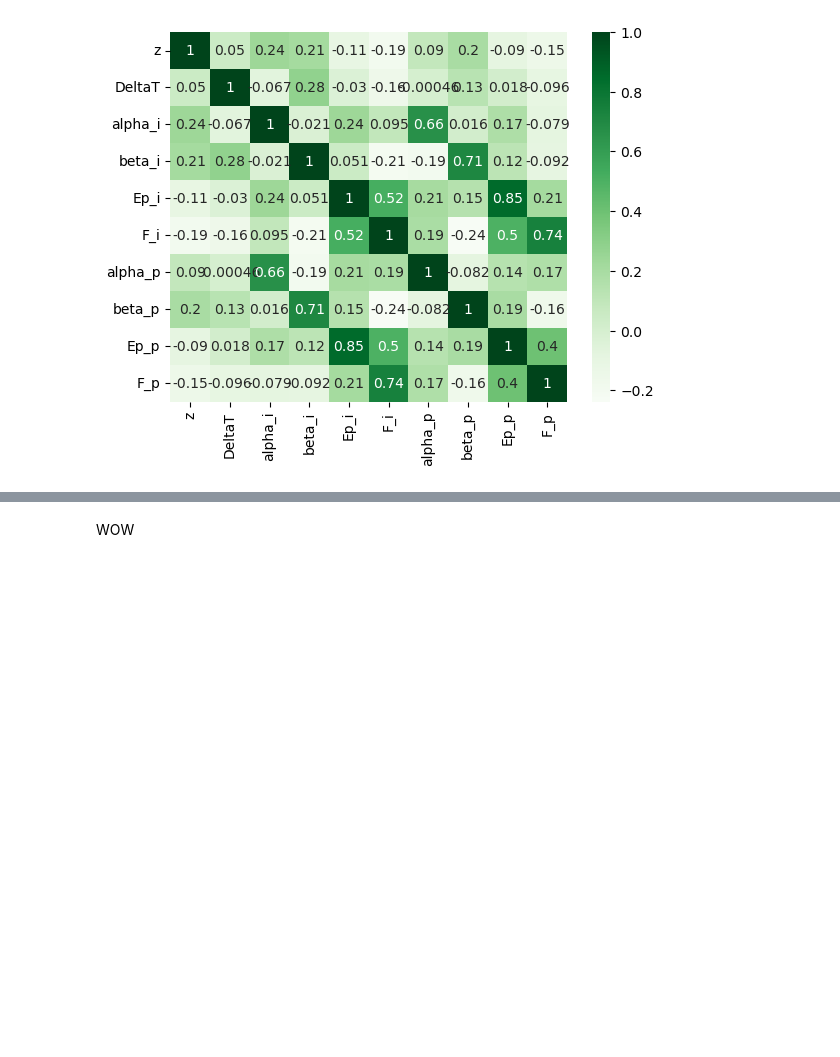
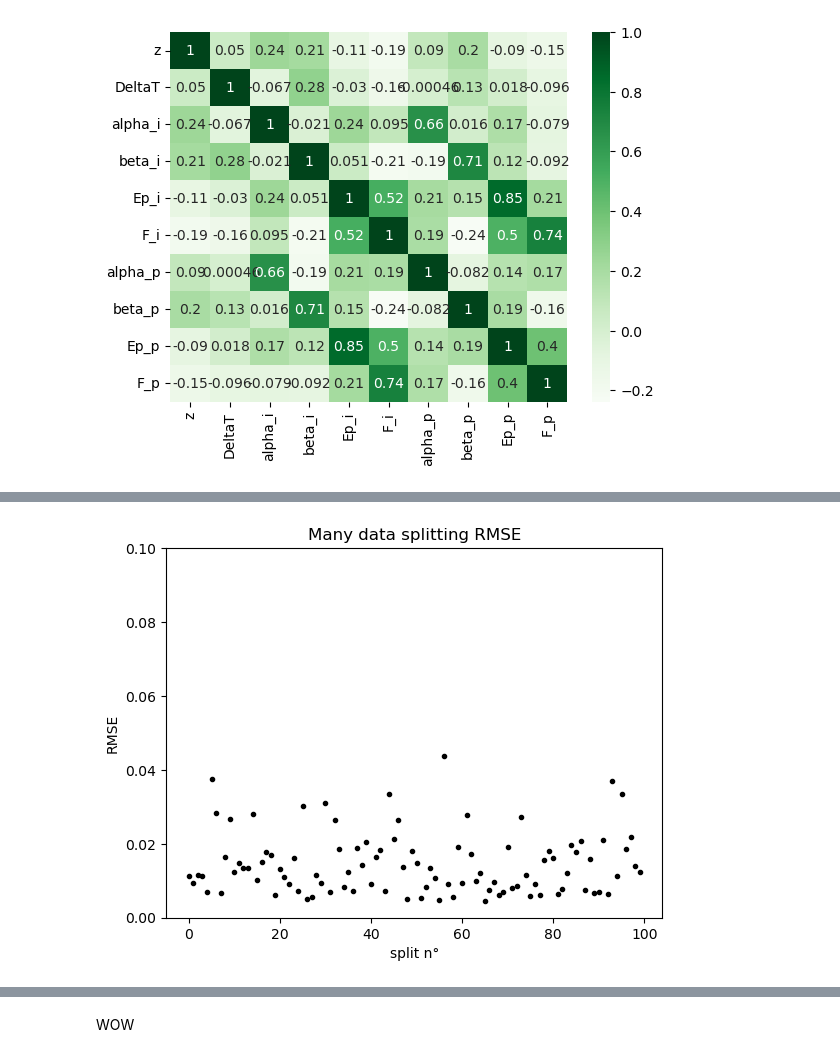
Before and after one commit to LuigiSotgiu/Project, a Jupyter notebook: main1_01.ipynb, the cells around one changed output, grey strips where cells are left out. Cells and saved outputs as stored; diff of their text form; code cells hidden in the pictures; blank space fills up the shorter version.

```diff
--- a/main1_01.ipynb
+++ b/main1_01.ipynb
@@ -84,0 +170,33 @@ plt.show()
+# %%
+# let's try a loop
+
+from sklearn.metrics import root_mean_squared_error
+
+# Inizialising the model class ---> see ML_GRB.py
+model = RND_FOREST()
+obj.SetModel(model)     # Setting the model in the main class
+
+test_scores = []
+train_scores = []
+for i in range(100):
+    # Fitting the model ---> see functions.py
+    obj.model.Run(dataset, train_size = 0.8,
+                  n_estimators = 100, max_depth = 8, random_state = i)
+
+    # test_score = obj.model.forest.score(obj.model.X_test, obj.model.y_test)
+    # train_score = obj.model.forest.score(obj.model.X_train, obj.model.y_train)
+
+    test_scores.append(root_mean_squared_error(obj.model.y_test, obj.model.y_pred))
+    # train_scores.append(train_score)
+
+fig, ax = plt.subplots()
+ax.set(
+    title = 'Many data splitting RMSE',
+    xlabel = 'split n°',
+    ylabel = 'RMSE',
+    ylim = [0, 0.1]
+)
+ax.scatter(range(len(test_scores)), test_scores, marker='.', color='k')
+plt.show()
+# %% [output]
+[figure, added]
```
Also changed, not shown: parts of 16 cells of this notebook, 1 other file.
